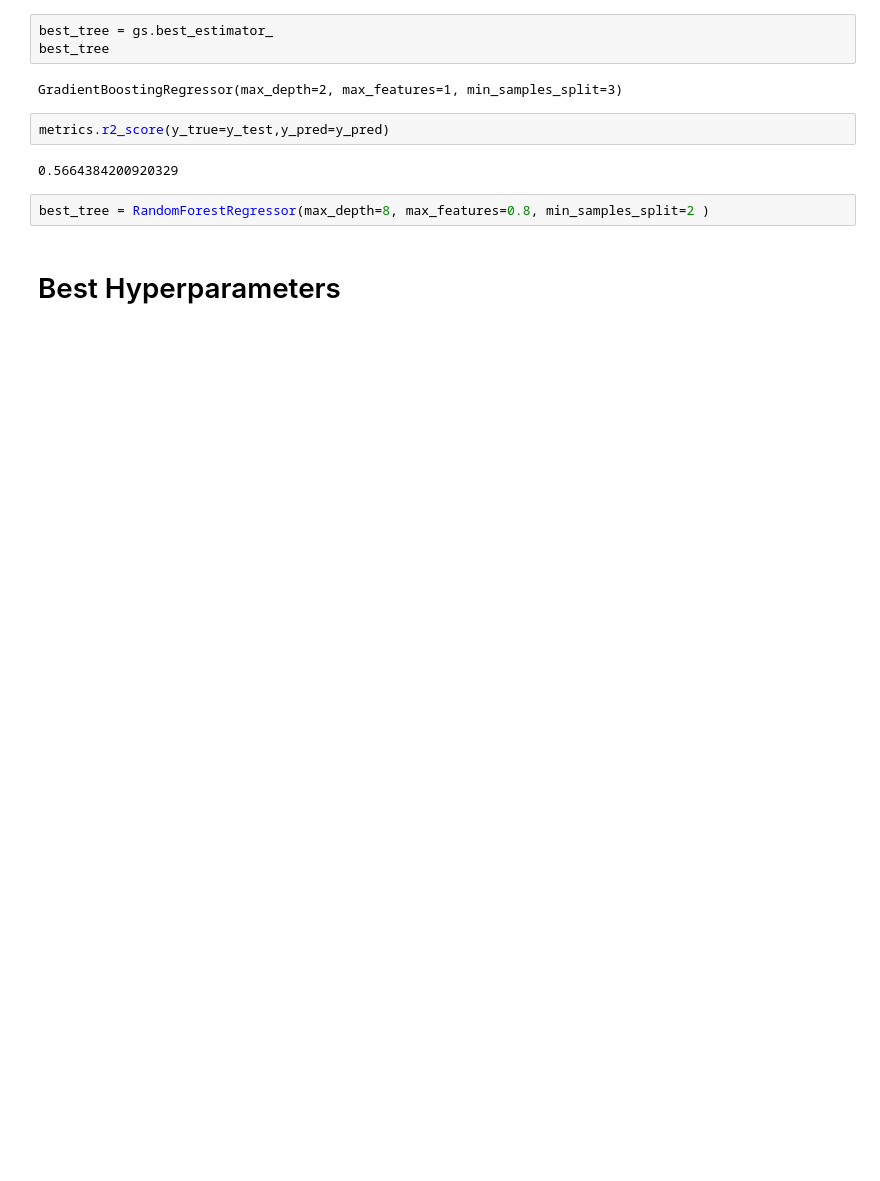
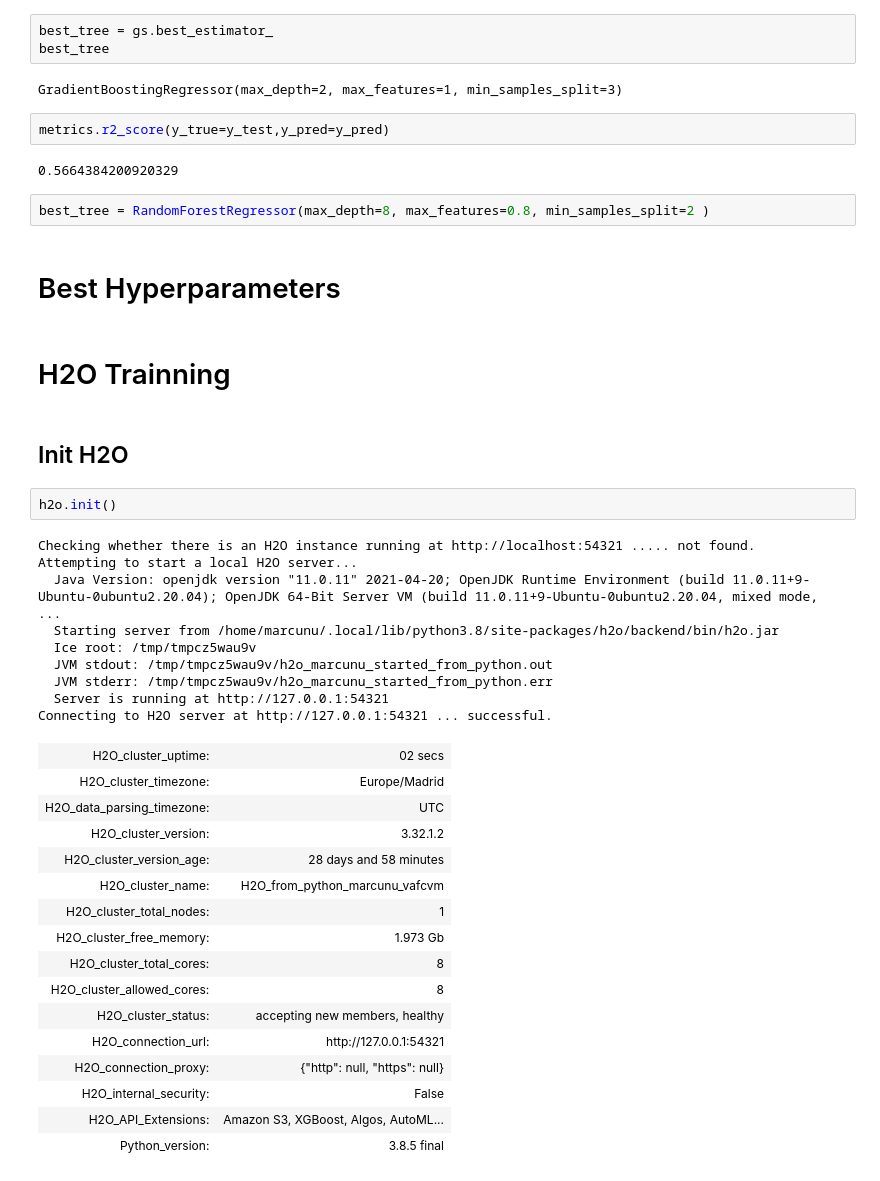
Before and after one commit to marcunu/reto_data, a Jupyter notebook: 02_Machine Learning.ipynb, the cells around one changed output. Saved outputs shown, nothing was run; the diff lists cells and outputs as text; blank space fills up the shorter version.

```diff
--- a/02_Machine Learning.ipynb
+++ b/02_Machine Learning.ipynb
@@ -283,3 +283,35 @@ metrics.r2_score(y_true=y_test,y_pred=y_pred)
 best_tree = RandomForestRegressor(max_depth=8, max_features=0.8, min_samples_split=2 )
 # %% [markdown]
 # Best Hyperparameters
+# %% [markdown]
+# H2O Trainning
+# %% [markdown]
+## Init H2O
+# %%
+h2o.init()
+# %% [output]
+Checking whether there is an H2O instance running at http://localhost:54321 ..... not found.
+Attempting to start a local H2O server...
+  Java Version: openjdk version "11.0.11" 2021-04-20; OpenJDK Runtime Environment (build 11.0.11+9-Ubuntu-0ubuntu2.20.04); OpenJDK 64-Bit Server VM (build 11.0.11+9-Ubuntu-0ubuntu2.20.04, mixed mode,  ...
+  Starting server from /home/marcunu/.local/lib/python3.8/site-packages/h2o/backend/bin/h2o.jar
+  Ice root: /tmp/tmpcz5wau9v
+  JVM stdout: /tmp/tmpcz5wau9v/h2o_marcunu_started_from_python.out
+  JVM stderr: /tmp/tmpcz5wau9v/h2o_marcunu_started_from_python.err
+  Server is running at http://127.0.0.1:54321
+Connecting to H2O server at http://127.0.0.1:54321 ... successful.
+| H2O_cluster_uptime: | 02 secs |
+| H2O_cluster_timezone: | Europe/Madrid |
+| H2O_data_parsing_timezone: | UTC |
+| H2O_cluster_version: | 3.32.1.2 |
+| H2O_cluster_version_age: | 28 days and 58 minutes |
+| H2O_cluster_name: | H2O_from_python_marcunu_vafcvm |
+| H2O_cluster_total_nodes: | 1 |
+| H2O_cluster_free_memory: | 1.973 Gb |
+| H2O_cluster_total_cores: | 8 |
+| H2O_cluster_allowed_cores: | 8 |
+| H2O_cluster_status: | accepting new members, healthy |
+| H2O_connection_url: | http://127.0.0.1:54321 |
+| H2O_connection_proxy: | {"http": null, "https": null} |
+| H2O_internal_security: | False |
+| H2O_API_Extensions: | Amazon S3, XGBoost, Algos, AutoML... |
+| Python_version: | 3.8.5 final |
```
Also changed, not shown: parts of 10 cells of this notebook, 8 other files.
